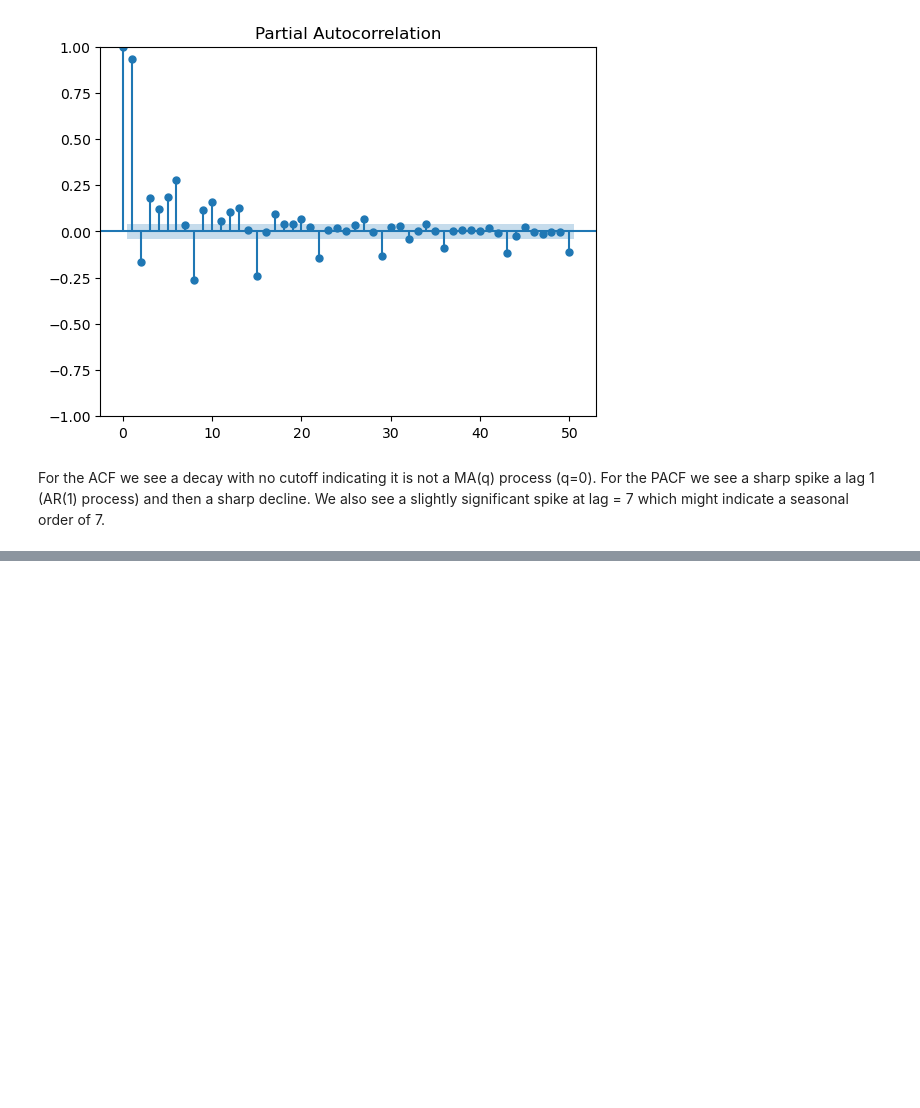
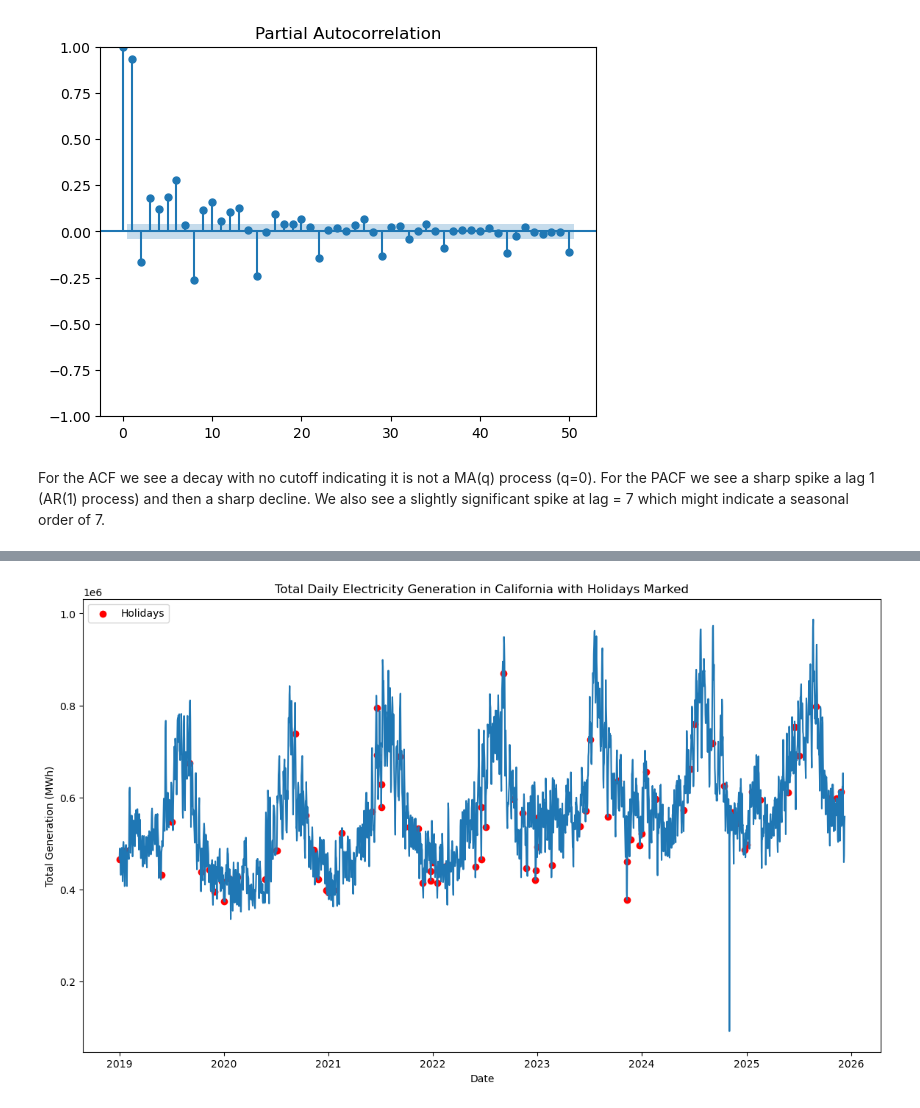
Before and after one commit to Jibu24/Energy_Demand_Forecasting, a Jupyter notebook: Notebooks/EDA_1.ipynb, the cells around one changed output, grey strips where cells are left out. Cells and saved outputs as stored; diff of their text form; code cells hidden in the pictures; blank space fills up the shorter version.

Commit message:
holiday markers added

```diff
--- a/Notebooks/EDA_1.ipynb
+++ b/Notebooks/EDA_1.ipynb
@@ -242,0 +268,3 @@ daily_total.to_csv("total_data.csv", index=True)
+# %%
+# Add a holiday feature to the daily_total DataFrame
+daily_total['is_holiday'] = daily_total.index.isin(holidays.US(years=range(2019, 2026))).astype(int)
@@ -242,0 +281,14 @@ daily_total.to_csv("total_data.csv", index=True)
+# %%
+# Plot total generation with holiday markers
+plt.figure(figsize=(14, 8))
+sns.lineplot(data=daily_total, x=daily_total.index, y='total_value')
+plt.scatter(daily_total.index[daily_total['is_holiday'] == 1],
+            daily_total['total_value'][daily_total['is_holiday'] == 1],
+            color='red', label='Holidays')
+plt.title('Total Daily Electricity Generation in California with Holidays Marked')
+plt.xlabel('Date')
+plt.ylabel('Total Generation (MWh)')
+plt.legend()
+plt.show()
+# %% [output]
+[figure, added]
```
Also changed, not shown: parts of 3 cells of this notebook.
